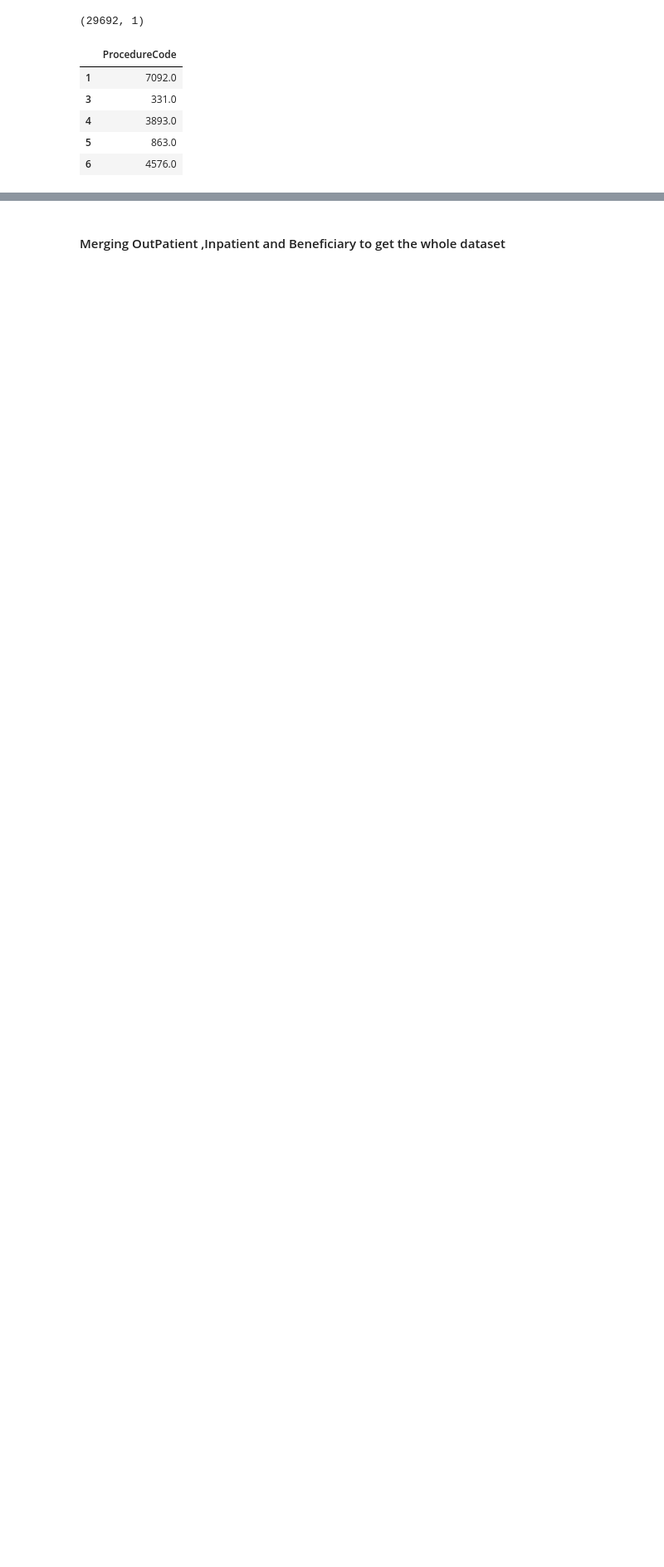
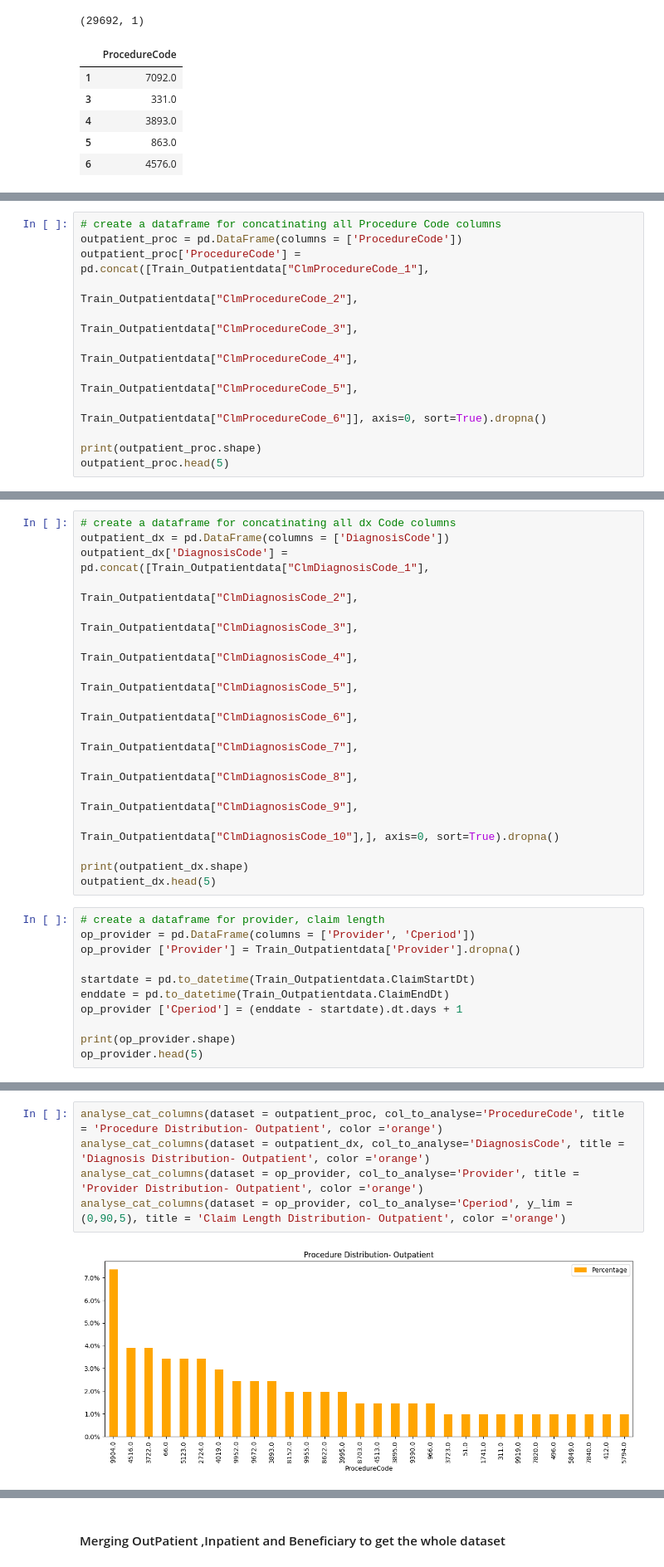
Before and after one commit to yingliu1206/Fraud-detection-In-Health-Care, a Jupyter notebook: code.ipynb, the cells around one changed output, grey strips where cells are left out. Shown at 83% size. Drawn from its saved outputs; the diff is of its cells as text; blank space fills up the shorter version.

```diff
--- a/code.ipynb
+++ b/code.ipynb
@@ -173,0 +228,12 @@ Length: 242844, dtype: object
+# %%
+# create a dataframe for concatinating all Procedure Code columns
+outpatient_proc = pd.DataFrame(columns = ['ProcedureCode'])
+outpatient_proc['ProcedureCode'] = pd.concat([Train_Outpatientdata["ClmProcedureCode_1"],
+                                           Train_Outpatientdata["ClmProcedureCode_2"],
+                                           Train_Outpatientdata["ClmProcedureCode_3"],
+                                           Train_Outpatientdata["ClmProcedureCode_4"],
+                                           Train_Outpatientdata["ClmProcedureCode_5"],
+                                           Train_Outpatientdata["ClmProcedureCode_6"]], axis=0, sort=True).dropna()
+
+print(outpatient_proc.shape)
+outpatient_proc.head(5)
@@ -173,0 +248,27 @@ Length: 242844, dtype: object
+# %%
+# create a dataframe for concatinating all dx Code columns
+outpatient_dx = pd.DataFrame(columns = ['DiagnosisCode'])
+outpatient_dx['DiagnosisCode'] = pd.concat([Train_Outpatientdata["ClmDiagnosisCode_1"],
+                                           Train_Outpatientdata["ClmDiagnosisCode_2"],
+                                           Train_Outpatientdata["ClmDiagnosisCode_3"],
+                                           Train_Outpatientdata["ClmDiagnosisCode_4"],
+                                           Train_Outpatientdata["ClmDiagnosisCode_5"],
+                                           Train_Outpatientdata["ClmDiagnosisCode_6"],
+                                           Train_Outpatientdata["ClmDiagnosisCode_7"],
+                                           Train_Outpatientdata["ClmDiagnosisCode_8"],
+                                           Train_Outpatientdata["ClmDiagnosisCode_9"],
+                                           Train_Outpatientdata["ClmDiagnosisCode_10"],], axis=0, sort=True).dropna()
+
+print(outpatient_dx.shape)
+outpatient_dx.head(5)
+# %%
+# create a dataframe for provider, claim length
+op_provider = pd.DataFrame(columns = ['Provider', 'Cperiod'])
+op_provider ['Provider'] = Train_Outpatientdata['Provider'].dropna()
+
+startdate = pd.to_datetime(Train_Outpatientdata.ClaimStartDt)
+enddate = pd.to_datetime(Train_Outpatientdata.ClaimEndDt)
+op_provider ['Cperiod'] = (enddate - startdate).dt.days + 1
+
+print(op_provider.shape)
+op_provider.head(5)
@@ -173,0 +283,7 @@ Length: 242844, dtype: object
+# %%
+analyse_cat_columns(dataset = outpatient_proc, col_to_analyse='ProcedureCode', title = 'Procedure Distribution- Outpatient', color ='orange')
+analyse_cat_columns(dataset = outpatient_dx, col_to_analyse='DiagnosisCode', title = 'Diagnosis Distribution- Outpatient', color ='orange')
+analyse_cat_columns(dataset = op_provider, col_to_analyse='Provider', title = 'Provider Distribution- Outpatient', color ='orange')
+analyse_cat_columns(dataset = op_provider, col_to_analyse='Cperiod', y_lim = (0,90,5), title = 'Claim Length Distribution- Outpatient', color ='orange')
+# %% [output]
+[figure, added]
```
Also changed, not shown: parts of 24 cells of this notebook.
